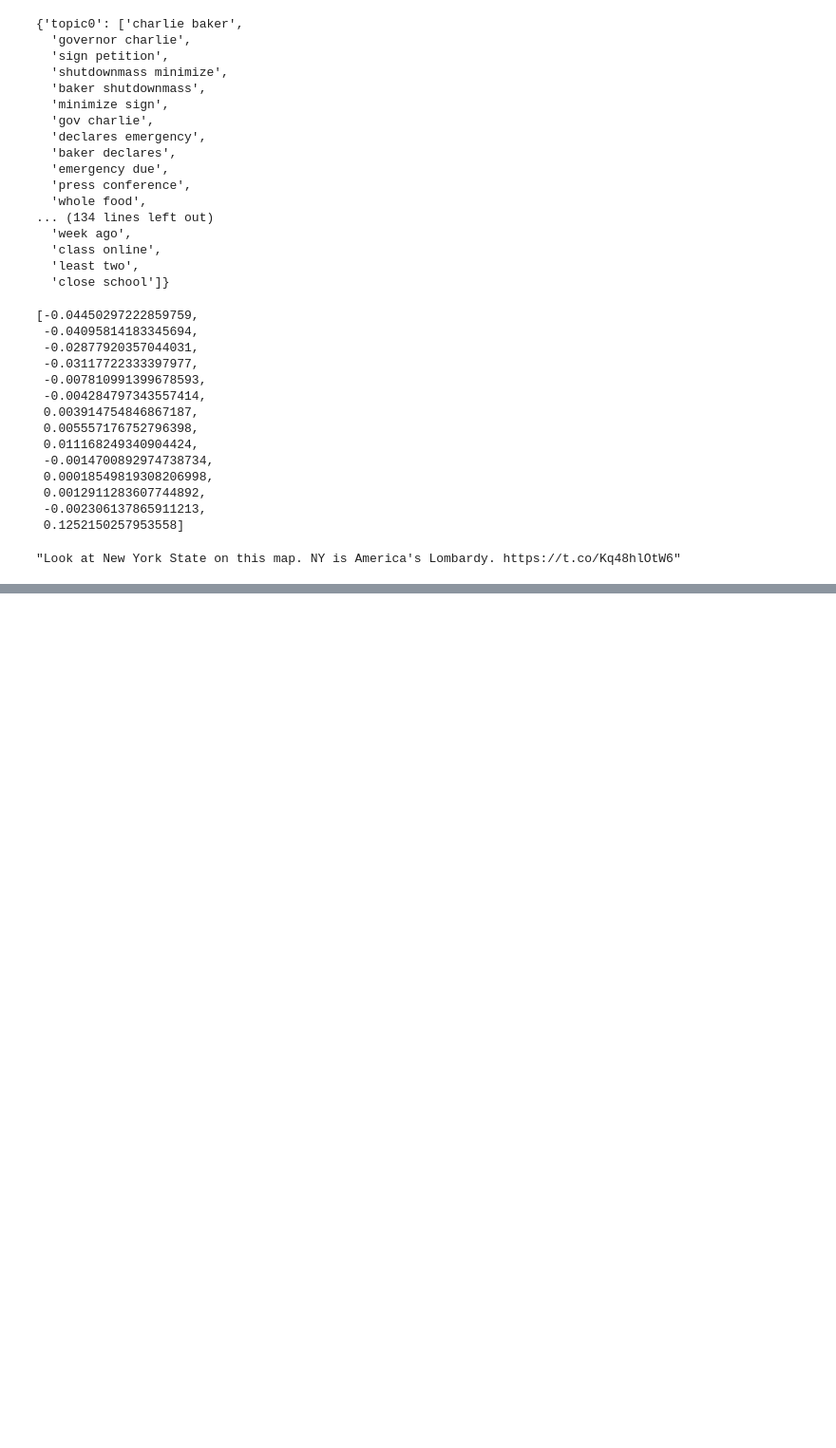
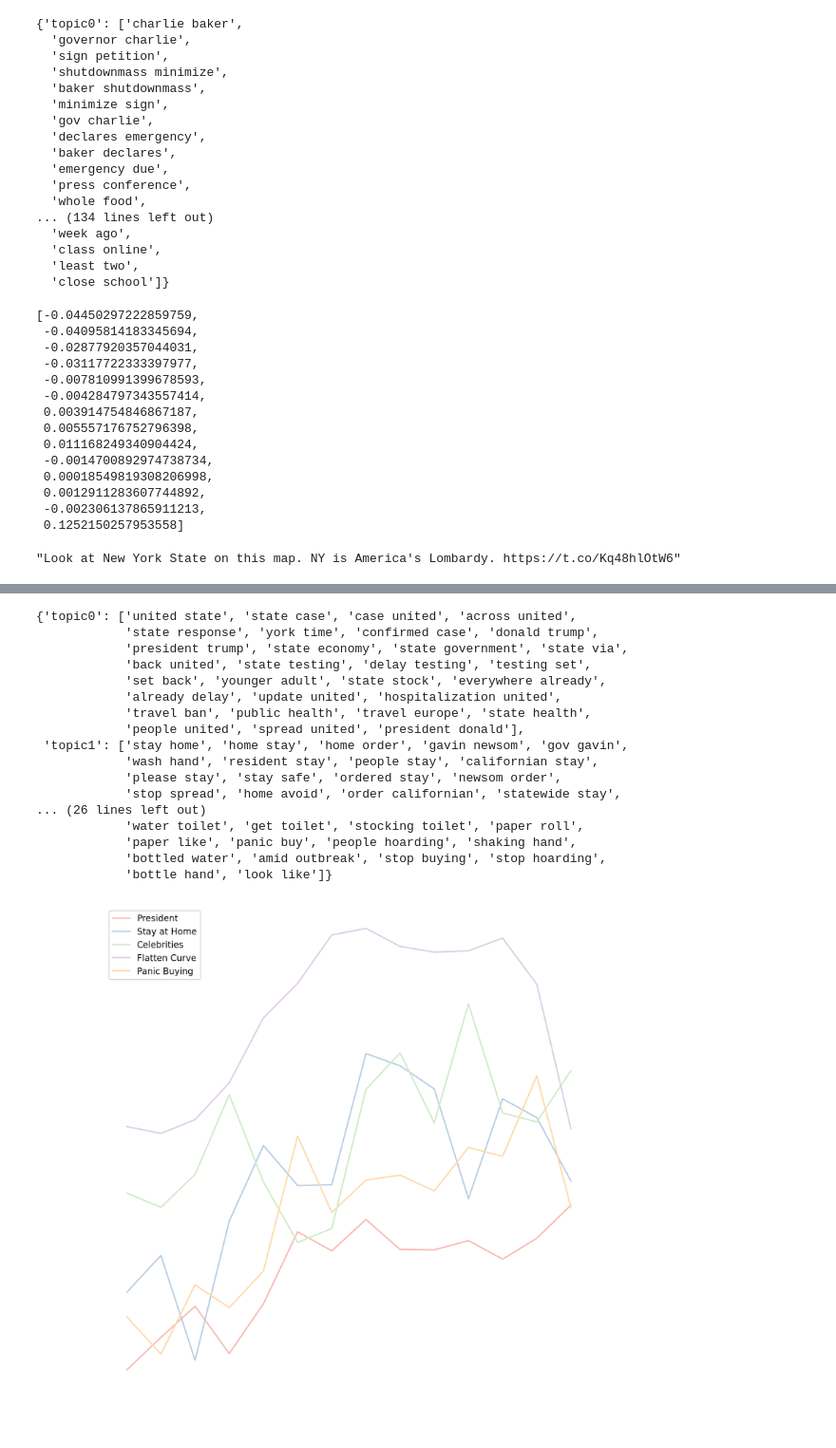
Before and after one commit to jtsliu/metis-project5-coronavirus, a Jupyter notebook: 6-visualizations.ipynb, the cells around one changed output, grey strips where cells are left out. Shown at 95% size. Drawn from its saved outputs; the diff is of its cells as text; code cells hidden in the pictures; blank space fills up the shorter version.

```diff
--- a/6-visualizations.ipynb
+++ b/6-visualizations.ipynb
@@ -232,0 +337,22 @@ df[df['date'] == '2020-03-22'].iloc[4]['full_text']
+# %%
+california_topics = ['President', 'Stay at Home', 'Celebrities', 'Flatten Curve', 'Panic Buying']
+graphTopicSentiment('california', common=True, topics=california_topics)
+# %% [output]
+{'topic0': ['united state', 'state case', 'case united', 'across united',
+            'state response', 'york time', 'confirmed case', 'donald trump',
+            'president trump', 'state economy', 'state government', 'state via',
+            'back united', 'state testing', 'delay testing', 'testing set',
+            'set back', 'younger adult', 'state stock', 'everywhere already',
+            'already delay', 'update united', 'hospitalization united',
+            'travel ban', 'public health', 'travel europe', 'state health',
+            'people united', 'spread united', 'president donald'],
+ 'topic1': ['stay home', 'home stay', 'home order', 'gavin newsom', 'gov gavin',
+            'wash hand', 'resident stay', 'people stay', 'californian stay',
+            'please stay', 'stay safe', 'ordered stay', 'newsom order',
+            'stop spread', 'home avoid', 'order californian', 'statewide stay',
+... (26 lines left out)
+            'water toilet', 'get toilet', 'stocking toilet', 'paper roll',
+            'paper like', 'panic buy', 'people hoarding', 'shaking hand',
+            'bottled water', 'amid outbreak', 'stop buying', 'stop hoarding',
+            'bottle hand', 'look like']}
+[figure, added]
```
Also changed, not shown: parts of 10 cells of this notebook, 1 other file.
